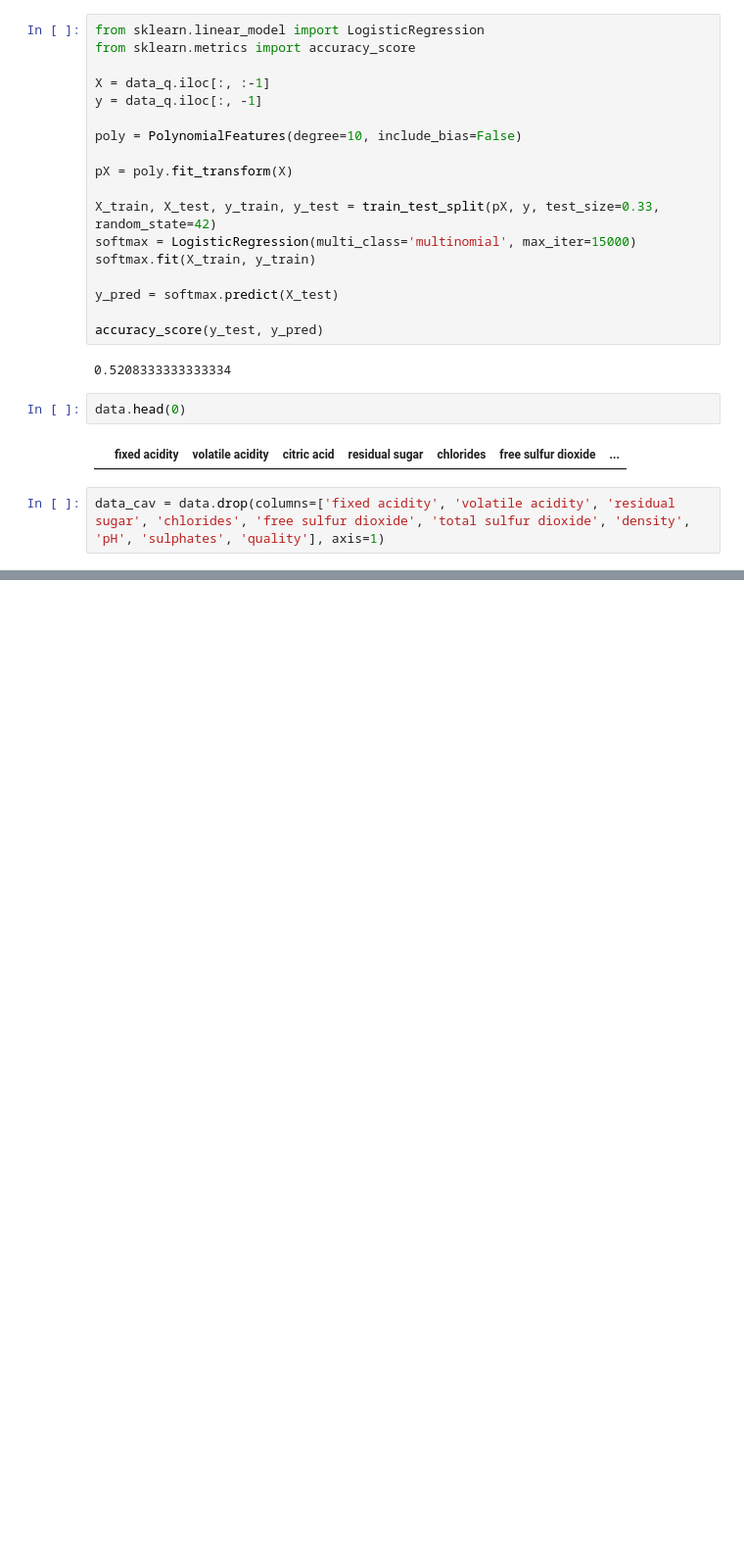
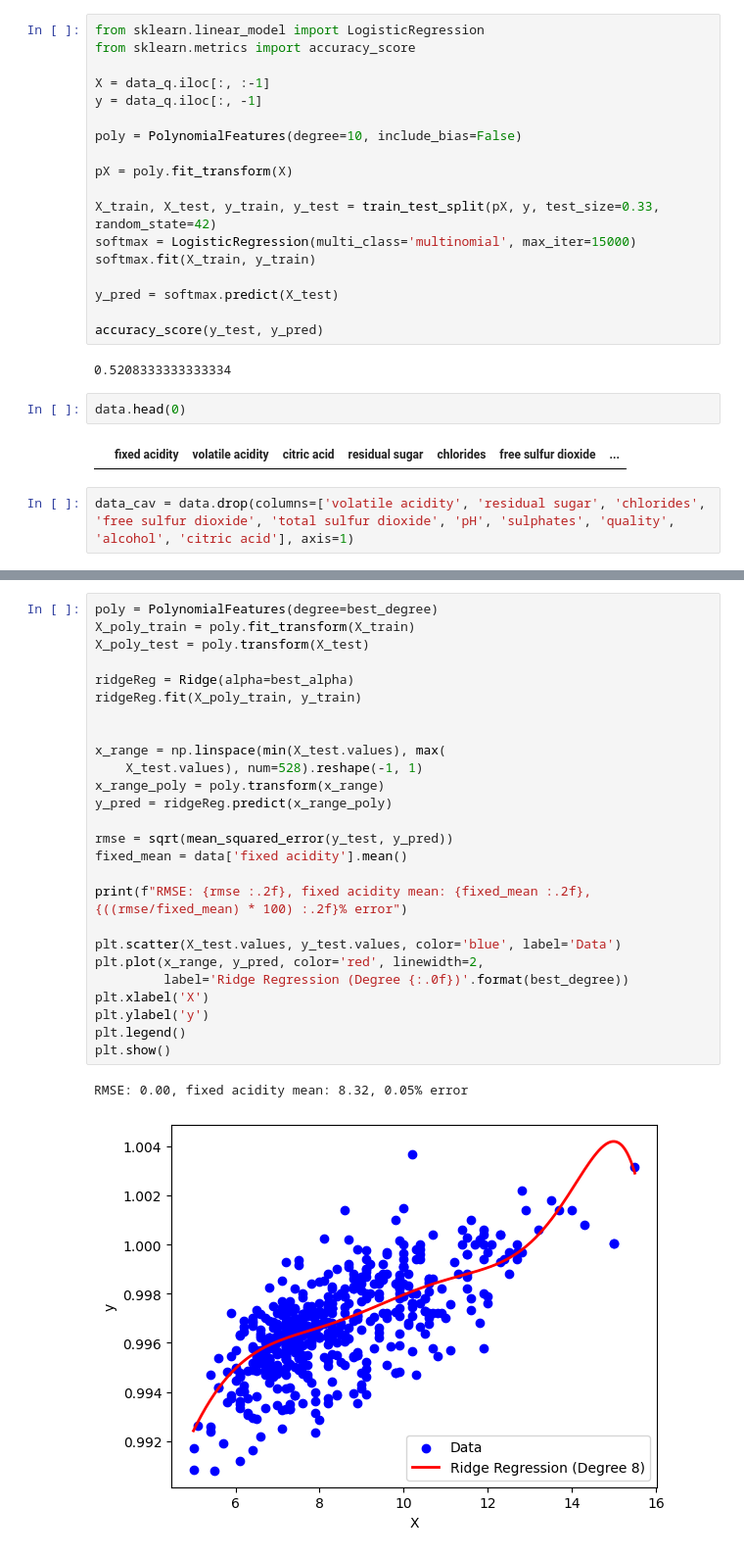
Before and after one commit to rkosova/hamk_applied_ml_group1, a Jupyter notebook: assignment_one.ipynb, the cells around one changed output, grey strips where cells are left out. Shown at 98% size. Drawn from its saved outputs; the diff is of its cells as text; blank space fills up the shorter version.

```diff
--- a/assignment_one.ipynb
+++ b/assignment_one.ipynb
@@ -213,4 +213,4 @@ data.head(0)
 # %% [output]
 |  | fixed acidity | volatile acidity | citric acid | residual sugar | chlorides | free sulfur dioxide | ... |
 # %%
-data_cav = data.drop(columns=['fixed acidity', 'volatile acidity', 'residual sugar', 'chlorides', 'free sulfur dioxide', 'total sulfur dioxide', 'density', 'pH', 'sulphates', 'quality'], axis=1)
+data_cav = data.drop(columns=['volatile acidity', 'residual sugar', 'chlorides', 'free sulfur dioxide', 'total sulfur dioxide', 'pH', 'sulphates', 'quality', 'alcohol', 'citric acid'], axis=1)
@@ -237,0 +256,29 @@ The test score = 0.009485332249603129
+# %%
+poly = PolynomialFeatures(degree=best_degree)
+X_poly_train = poly.fit_transform(X_train)
+X_poly_test = poly.transform(X_test)
+
+ridgeReg = Ridge(alpha=best_alpha)
+ridgeReg.fit(X_poly_train, y_train)
+
+
+x_range = np.linspace(min(X_test.values), max(
+    X_test.values), num=528).reshape(-1, 1)
+x_range_poly = poly.transform(x_range)
+y_pred = ridgeReg.predict(x_range_poly)
+
+rmse = sqrt(mean_squared_error(y_test, y_pred))
+fixed_mean = data['fixed acidity'].mean()
+
+print(f"RMSE: {rmse :.2f}, fixed acidity mean: {fixed_mean :.2f}, {((rmse/fixed_mean) * 100) :.2f}% error")
+
+plt.scatter(X_test.values, y_test.values, color='blue', label='Data')
+plt.plot(x_range, y_pred, color='red', linewidth=2,
+         label='Ridge Regression (Degree {:.0f})'.format(best_degree))
+plt.xlabel('X')
+plt.ylabel('y')
+plt.legend()
+plt.show()
+# %% [output]
+RMSE: 0.00, fixed acidity mean: 8.32, 0.05% error
+[figure, added]
```
Also changed, not shown: parts of 3 cells of this notebook.
